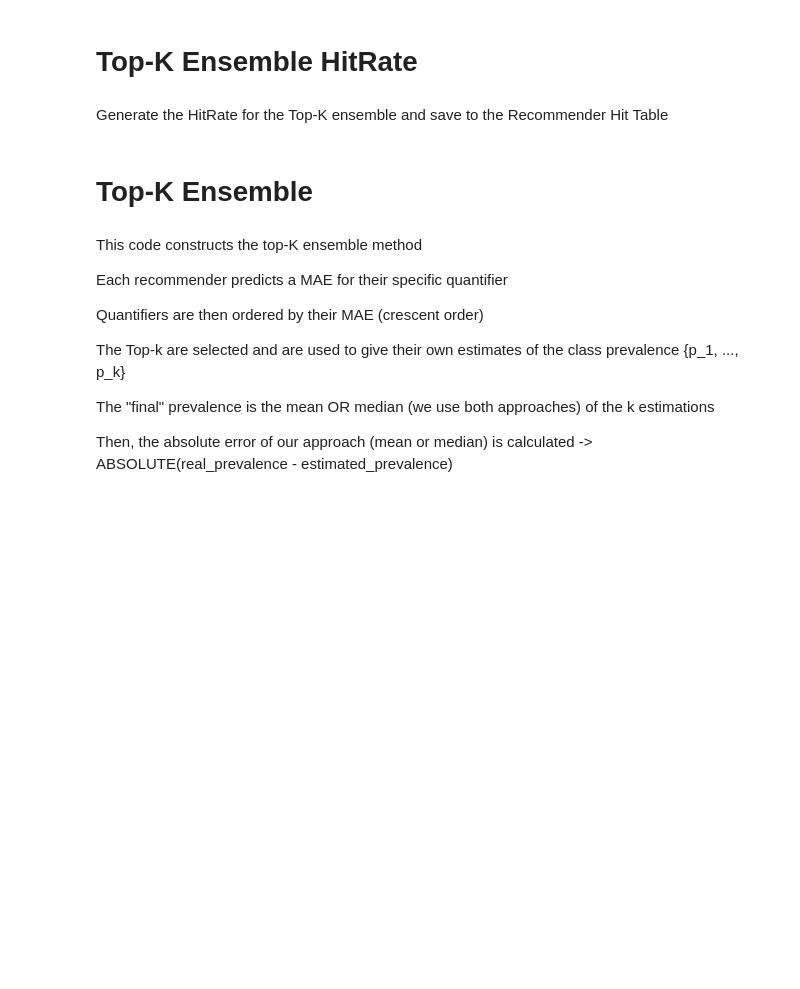
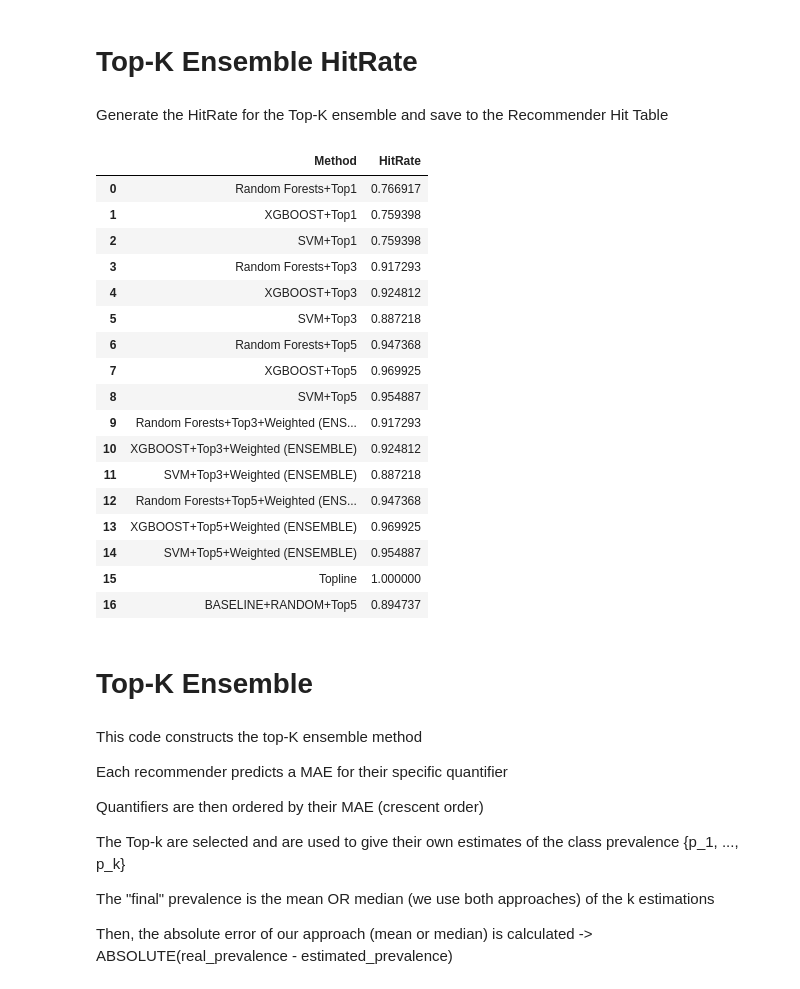
Before and after one commit to Bachega/lequa2024_workshop, a Jupyter notebook: recommender.ipynb, the cells around one changed output. Cells and saved outputs as stored; diff of their text form; code cells hidden in the pictures; blank space fills up the shorter version.

```diff
--- a/recommender.ipynb
+++ b/recommender.ipynb
@@ -303,9 +304,10 @@ for dataset in rf_top_dict.keys():
     ensemble_quantifier_list = []
     ensemble_error_list = []
     for i in range(0, top):
-        quantifier_set.add(algList[rf_table.loc[index]['rank-'+str(i+1)]])
-        ensemble_quantifier_list.append(algList[rf_table.loc[index]['rank-'+str(i+1)]])
-        ensemble_error_list.append(rf_table.loc[index]['abs-error-'+str( algList[rf_table.loc[index]['rank-'+str(i+1)]] )+'-predicted'])
+        quantifier = random.choice(algList)
+        quantifier_set.add(quantifier)
+        ensemble_quantifier_list.append(quantifier)
+        ensemble_error_list.append(rf_table.loc[index]['abs-error-'+quantifier+'-predicted'])
     rf_top_dict[dataset] = quantifier_set
 
     ensemble_numerator_list = []
@@ -342,8 +344,29 @@ rf_top_hit_rate = np.mean(rf_top_hit_list)
 
 # Save the HitRate to the Recommender Hit Table
 temp_table = pd.read_csv('./recommender_hit_table/recommender_hit_rate_table.csv')
-temp_table.loc[len(temp_table)] = ['Random Forest+Top'+str(top), rf_top_hit_rate]
-# temp_table.to_csv('./recommender_hit_table/recommender_hit_rate_table.csv', index=False)
+temp_table.loc[len(temp_table)] = ['BASELINE+RANDOM+Top'+str(top), rf_top_hit_rate]
+# temp_table.to_csv('./recommender_hit_table/recommender_hit_rate_table_BASELINE.csv', index=False)
+# %%
+temp_table
+# %% [output]
+|  | Method | HitRate |
+| 0 | Random Forests+Top1 | 0.766917 |
+| 1 | XGBOOST+Top1 | 0.759398 |
+| 2 | SVM+Top1 | 0.759398 |
+| 3 | Random Forests+Top3 | 0.917293 |
+| 4 | XGBOOST+Top3 | 0.924812 |
+| 5 | SVM+Top3 | 0.887218 |
+| 6 | Random Forests+Top5 | 0.947368 |
+| 7 | XGBOOST+Top5 | 0.969925 |
+| 8 | SVM+Top5 | 0.954887 |
+| 9 | Random Forests+Top3+Weighted (ENS... | 0.917293 |
+| 10 | XGBOOST+Top3+Weighted (ENSEMBLE) | 0.924812 |
+| 11 | SVM+Top3+Weighted (ENSEMBLE) | 0.887218 |
+| 12 | Random Forests+Top5+Weighted (ENS... | 0.947368 |
+| 13 | XGBOOST+Top5+Weighted (ENSEMBLE) | 0.969925 |
+| 14 | SVM+Top5+Weighted (ENSEMBLE) | 0.954887 |
+| 15 | Topline | 1.000000 |
+| 16 | BASELINE+RANDOM+Top5 | 0.894737 |
 # %% [markdown]
 # Top-K Ensemble
 # %% [markdown]
```
Also changed, not shown: parts of 13 cells of this notebook, 18 other files.
